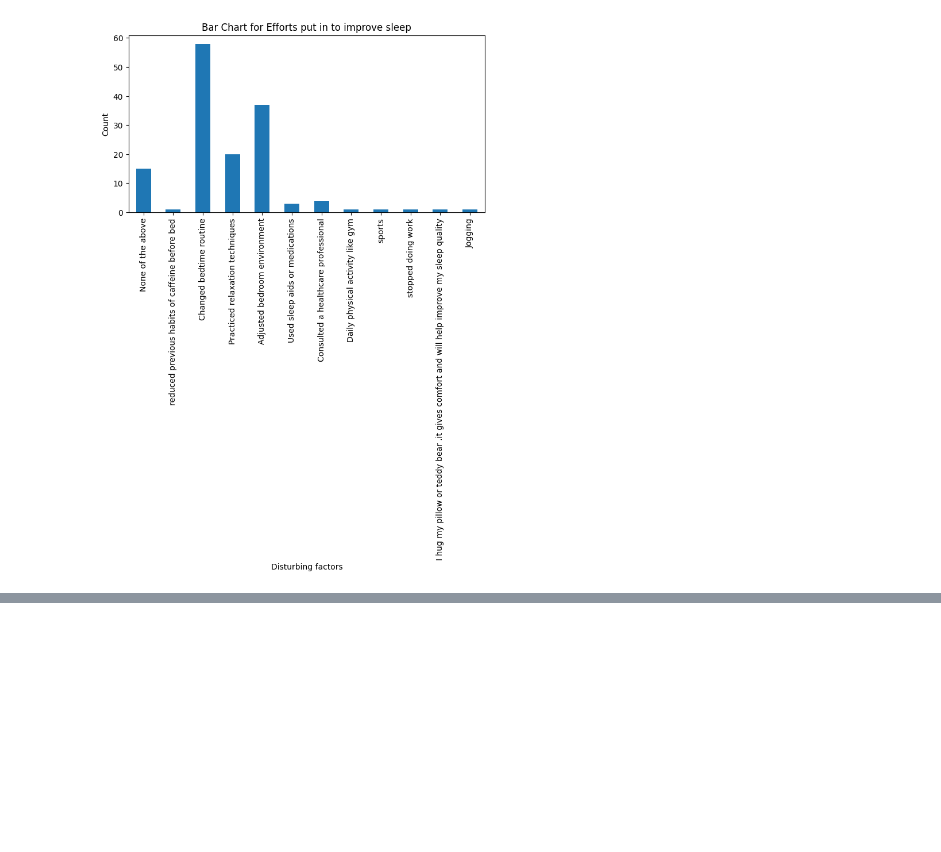
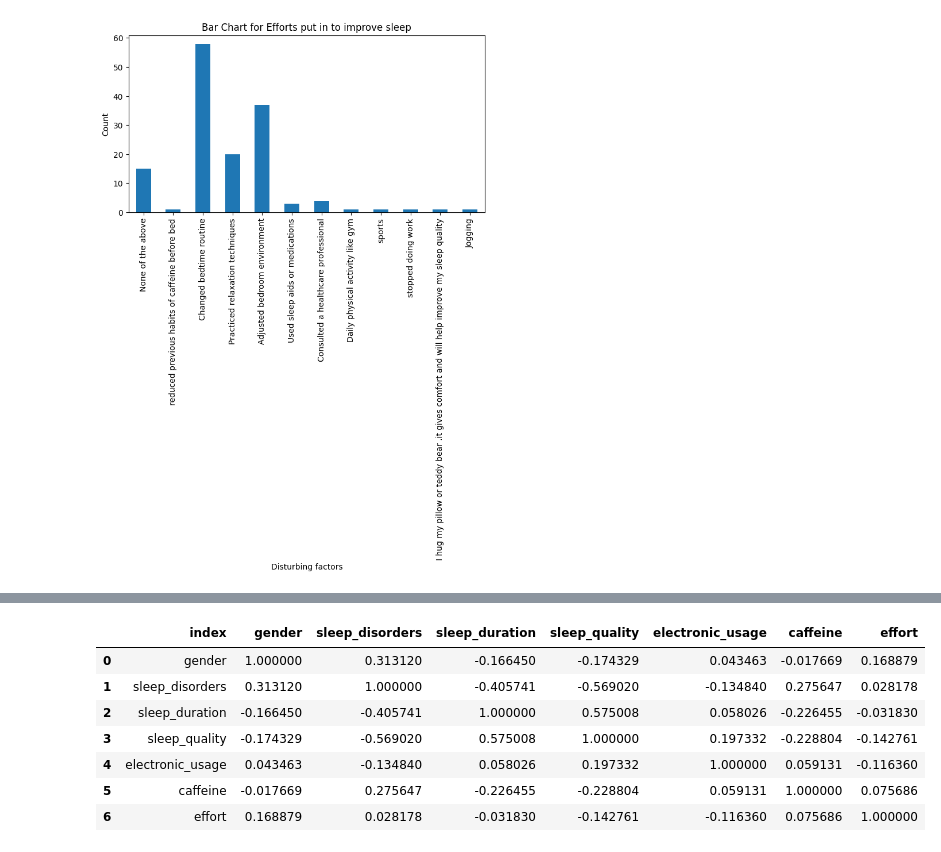
Before and after one commit to Logan1803/DSproject, a Jupyter notebook: DS data visualization.ipynb, the cells around one changed output, grey strips where cells are left out. Drawn from its saved outputs; the diff is of its cells as text; code cells hidden in the pictures; blank space fills up the shorter version.

```diff
--- a/DS data visualization.ipynb
+++ b/DS data visualization.ipynb
@@ -354,0 +328,24 @@ Length: 108, dtype: int64
+# %%
+import numpy as np
+from scipy.stats import pointbiserialr
+
+corr_arr = pd.DataFrame()
+corr_arr['index'] = normal_cleaned.keys()
+
+for i in normal_cleaned.keys():
+    temp = []
+    for j in normal_cleaned.keys():
+        correlation, _ = pointbiserialr(normal_cleaned[i], normal_cleaned[j])
+        temp.append(correlation)
+    corr_arr[i] = temp
+
+corr_arr
+# %% [output]
+|  | index | gender | sleep_disorders | sleep_duration | sleep_quality | electronic_usage | caffeine | effort |
+| 0 | gender | 1.000000 | 0.313120 | -0.166450 | -0.174329 | 0.043463 | -0.017669 | 0.168879 |
+| 1 | sleep_disorders | 0.313120 | 1.000000 | -0.405741 | -0.569020 | -0.134840 | 0.275647 | 0.028178 |
+| 2 | sleep_duration | -0.166450 | -0.405741 | 1.000000 | 0.575008 | 0.058026 | -0.226455 | -0.031830 |
+| 3 | sleep_quality | -0.174329 | -0.569020 | 0.575008 | 1.000000 | 0.197332 | -0.228804 | -0.142761 |
+| 4 | electronic_usage | 0.043463 | -0.134840 | 0.058026 | 0.197332 | 1.000000 | 0.059131 | -0.116360 |
+| 5 | caffeine | -0.017669 | 0.275647 | -0.226455 | -0.228804 | 0.059131 | 1.000000 | 0.075686 |
+| 6 | effort | 0.168879 | 0.028178 | -0.031830 | -0.142761 | -0.116360 | 0.075686 | 1.000000 |
```
Also changed, not shown: parts of 9 cells of this notebook.
